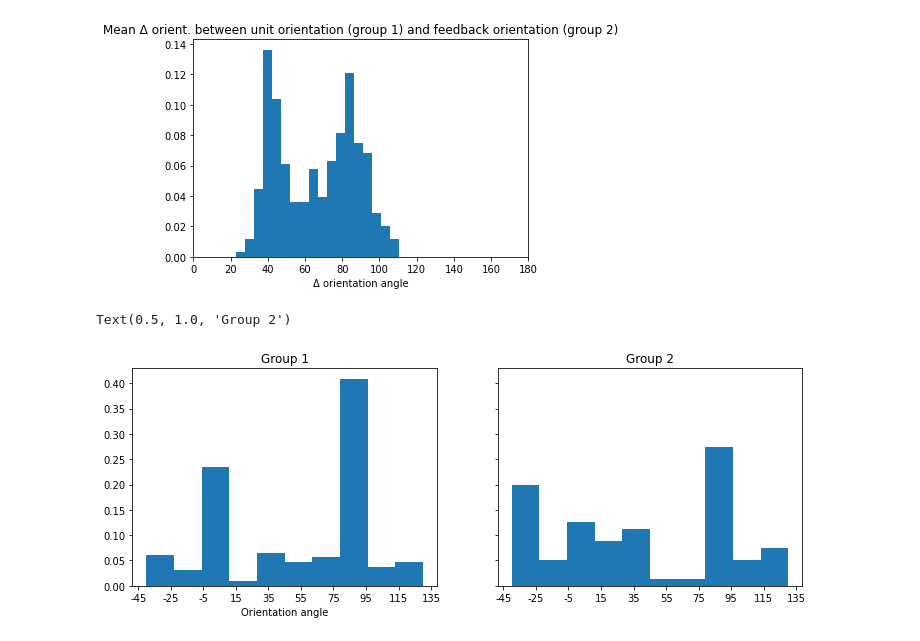
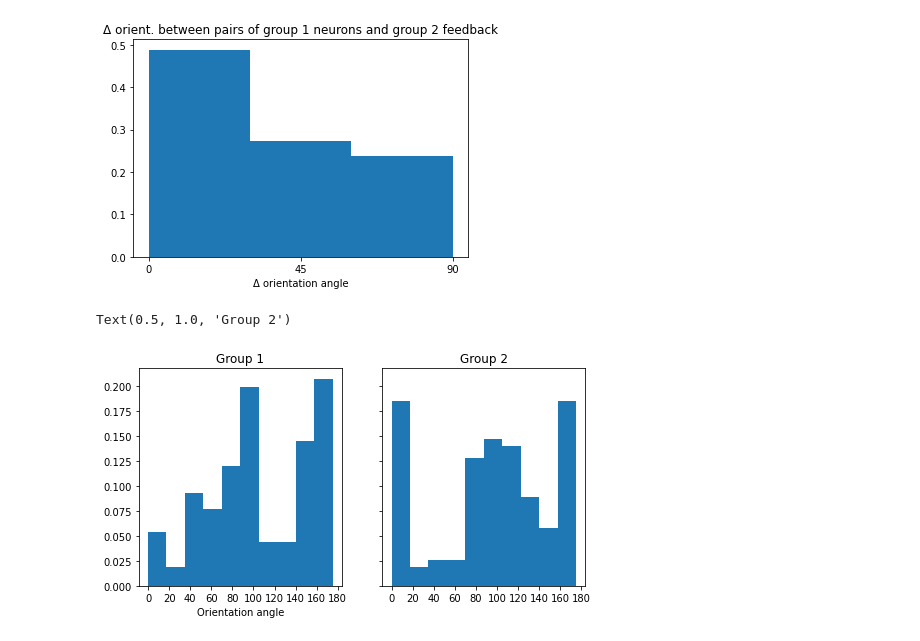
Before and after one commit to sebbkw/rnn, a Jupyter notebook: analyse_network.ipynb, the cells around one changed output. Saved outputs shown, nothing was run; the diff lists cells and outputs as text; code cells hidden in the pictures.

Commit message:
Add virtual phys data for new model

```diff
--- a/analyse_network.ipynb
+++ b/analyse_network.ipynb
@@ -390,7 +450,7 @@ def plot_grating_animation (gratings): # Will only work when called (or output c
         frames=WARMUP+T_STEPS, interval=100
     )
 
-    return HTML(anim.to_html5())
+    return HTML(anim.to_jshtml())
 
 # Graphs is an array of ["rf", "tuning_curve", "preferred_response"]
 def plot_physiology_data (unit, graphs):
@@ -426,18 +486,17 @@ def plot_physiology_data (unit, graphs):
             plt.plot(np.arange(CURVE_FIT_OFFSET, T_STEPS), unit["y_est"])
         plt.xlabel("Frame")
         plt.ylabel("Activity")
+        #plt.ylim([0, 5])
         plt.title(
-            "Activity for SF = {}, orientation = {}, TF = {}, unit {}".format(
-                unit["sf"], unit["orientation"], unit["tf"], unit["unit_idx"]
+            "F = {}, SF = {}, orientation = {}, TF = {}, unit {}".format(
+                round(unit["f"],2), round(unit["sf"], 2), unit["orientation"], round(unit["tf"],2), unit["unit_idx"]
             )
         )
         plt.show()
 
-if False:
-    for unit in physiology_data_group1[:10]:
-        plot_physiology_data(unit, ["tuning_curve", "preferred_response"])
-else:
-    plot_grating_animation(generate_gratings(3/15, 10, 1.5))
+for unit in physiology_data_group1[:10]:
+    plot_physiology_data(unit, ["preferred_response"])
+    print("OSI = {}, DSI = {}".format(unit["OSI"], unit["DSI"]))
 # %%
 # Spatial localisation of units
 
@@ -665,56 +719,71 @@ Text(-0.025, 0.5, 'Postsynaptic unit')
 # %%
-# Plot distribution of connections
+# Plot distribution of connection orientations
 
-orientations_1 = np.array([u["orientation"] for u in physiology_data_group1])
-orientations_2 = np.array([u["orientation"] for u in physiology_data_group2])
+orientations_1 = []
+orientations_2 = []
+
+# Only include those with OSI > 0.4
+for unit in physiology_data_group1:
+    if unit["OSI"] > OSI_THRESH:
+        orientations_1.append(unit["orientation"])
+for unit in physiology_data_group2:
+    if unit["OSI"] > OSI_THRESH:
+        orientations_2.append(unit["orientation"])
+
+orientations_1 = np.array(orientations_1)
+orientations_2 = np.array(orientations_2)
+
 weights = model.rnn.weight_hh_l0.cpu().detach().numpy()
+weights = (weights-np.mean(weights))/np.std(weights)
+weight_thresh = 2
 
 mean_orientation_deltas = []
 
 for post_unit_1 in physiology_data_group1:
     unit_orientation_deltas = []
     unit_weights = []
 
     for pre_unit_2 in physiology_data_group2:
         connection_weight = abs(weights[post_unit_1["unit_idx"], pre_unit_2["unit_idx"]])
         a1, a2 = 0, 0
-        if False:
+        if False: # Use random orientations
             a1, a2 = np.random.choice(orientations_1), np.random.choice(orientations_2)
-        else:
+        else:     # Use true orientations
             a1, a2 = pre_unit_2["orientation"], post_unit_1["orientation"]
         a_delta = 90 - abs(abs(a1 - a2) - 90);
-        a_delta = abs(a1 - a2)
 
-        unit_orientation_deltas.append(a_delta*connection_weight)
+        if connection_weight > weight_thresh and post_unit_1["OSI"] > OSI_THRESH and pre_unit_2["OSI"] > OSI_THRESH:
+            unit_orientation_deltas.append(a_delta*connection_weight)
+            mean_orientation_deltas.append(a_delta)
         unit_weights.append(connection_weight)
 
-    mean_orientation_deltas.append(np.sum(unit_orientation_deltas)/np.sum(unit_weights))
+    #mean_orientation_deltas.append(np.sum(unit_orientation_deltas)/np.sum(unit_weights))
 
 mean_orientation_deltas = np.array(mean_orientation_deltas)
-
-mean_orientation_deltas = mean_orientation_deltas
 hist_weights = np.ones_like(mean_orientation_deltas) / float(len(mean_orientation_deltas))
 
+# Plot differences
 fig, ax = plt.subplots()
-ax.hist(mean_orientation_deltas, bins=18, weights=hist_weights)
-ax.set_title("Mean Δ orient. between unit orientation (group 1) and feedback orientation (group 2)")
+ax.hist(mean_orientation_deltas, bins=3, weights=hist_weights)
+ax.set_title("Δ orient. between pairs of group 1 neurons and group 2 feedback")
 ax.set_xlabel("Δ orientation angle")
-ax.set_xlim([0, 180])
+ax.set_xticks([0, 45, 90])
 plt.show()
 
-hist_weights_1 = np.ones_like((orientations_1-45)%180) / float(len(orientations_1))
-hist_weights_2 = np.ones_like((orientations_2-45)%180) / float(len(orientations_2))
+# Plot overall orientation distribution
+hist_weights_1 = np.ones_like(orientations_1) / float(len(orientations_1))
+hist_weights_2 = np.ones_like(orientations_2) / float(len(orientations_2))
 
-fig, axs = plt.subplots(nrows=1, ncols=2, figsize=plt.figaspect(1/3) , sharex=True, sharey=True)
-axs[0].hist((orientations_1-45)%180, bins=10, weights=hist_weights_1)
+fig, axs = plt.subplots(nrows=1, ncols=2, figsize=plt.figaspect(1/2) , sharex=True, sharey=True)
+axs[0].hist(orientations_1, bins=10, weights=hist_weights_1)
 axs[0].set_title("Group 1")
 axs[0].set_xlabel("Orientation angle")
 axs[0].set_xticks(np.arange(0, 200, 20))
-axs[0].set_xticklabels(np.arange(0-45, 200-45, 20))
-axs[1].hist((orientations_2-45)%180, bins=10, weights=hist_weights_2)
+axs[0].set_xticklabels(np.arange(0, 200, 20))
+axs[1].hist(orientations_2, bins=10, weights=hist_weights_2)
 axs[1].set_title("Group 2")
 # %% [output]
-[figure, old version]
+[figure, new version]
 Text(0.5, 1.0, 'Group 2')
-[figure, old version]
+[figure, new version]
 # %%
```
Also changed, not shown: parts of 10 cells of this notebook, 7 other files.
